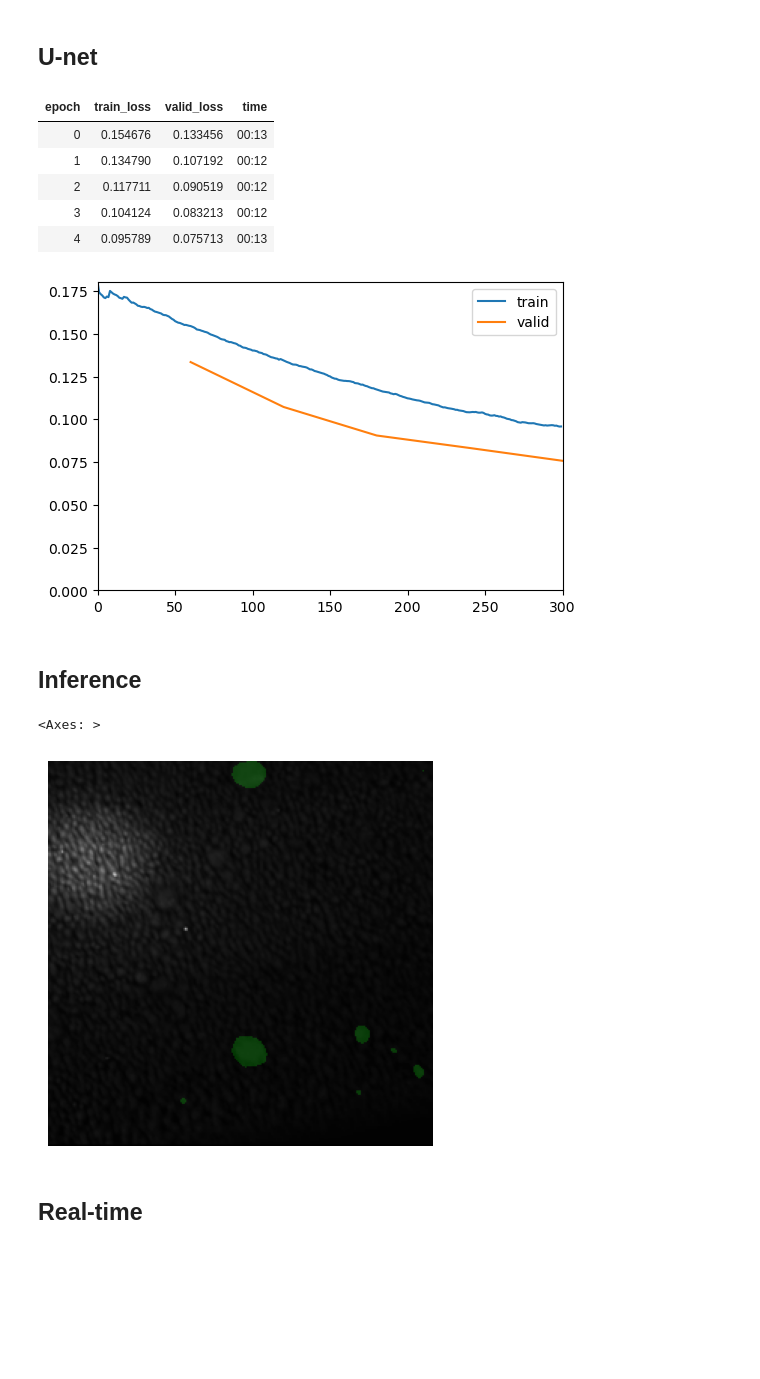
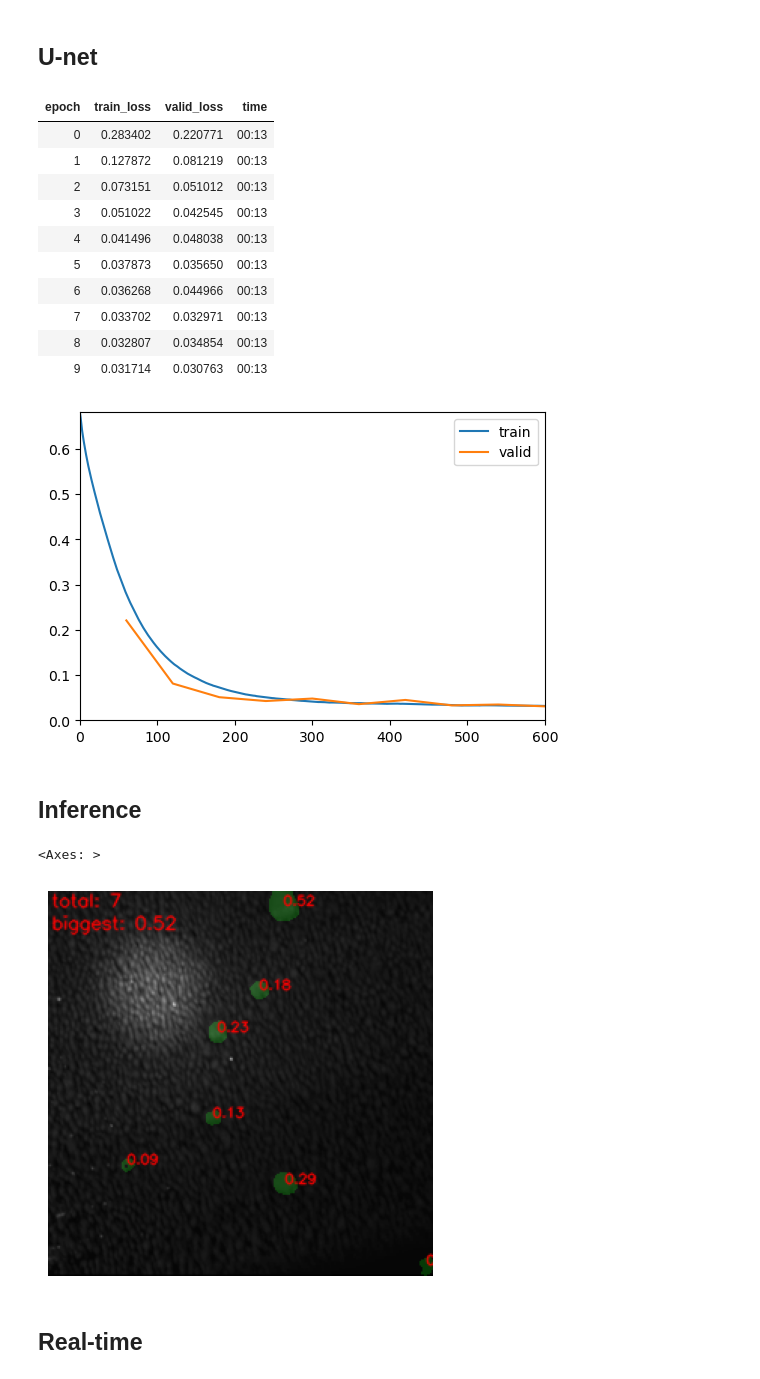
Before and after one commit to ssslakter/hits-rocks, a Jupyter notebook: nbs/02_unet.ipynb, the cells around one changed output. Saved outputs shown, nothing was run; the diff lists cells and outputs as text; code cells hidden in the pictures; blank space fills up the shorter version.

```diff
--- a/nbs/02_unet.ipynb
+++ b/nbs/02_unet.ipynb
@@ -61,12 +61,17 @@ model = UNet2DModel()
 dls = dblock.dataloaders(path, bs=8)
 learn = Learner(dls, model, loss_func=BCEWithLogitsLossFlat(), metrics=[])
 # %%
-learn.fit(5, cbs = [ShowGraphCallback(), MixedPrecision()])
+learn.fit(10, cbs = [ShowGraphCallback(), MixedPrecision()])
 # %% [output]
 | epoch | train_loss | valid_loss | time |
-| 0 | 0.154676 | 0.133456 | 00:13 |
-| 1 | 0.134790 | 0.107192 | 00:12 |
-| 2 | 0.117711 | 0.090519 | 00:12 |
-| 3 | 0.104124 | 0.083213 | 00:12 |
-| 4 | 0.095789 | 0.075713 | 00:13 |
+| 0 | 0.283402 | 0.220771 | 00:13 |
+| 1 | 0.127872 | 0.081219 | 00:13 |
+| 2 | 0.073151 | 0.051012 | 00:13 |
+| 3 | 0.051022 | 0.042545 | 00:13 |
+| 4 | 0.041496 | 0.048038 | 00:13 |
+| 5 | 0.037873 | 0.035650 | 00:13 |
+| 6 | 0.036268 | 0.044966 | 00:13 |
+| 7 | 0.033702 | 0.032971 | 00:13 |
+| 8 | 0.032807 | 0.034854 | 00:13 |
+| 9 | 0.031714 | 0.030763 | 00:13 |
-[figure, old version]
+[figure, new version]
@@ -75,19 +84,2 @@ learn.fit(5, cbs = [ShowGraphCallback(), MixedPrecision()])
 # %%
 image = cv2.imread('../data/images/clodding_train_005.jpg')
-# %%
-def preprocess_image(image):
-    gamma_tfm = Transform(lambda x: x**0.2)
-    tfms = Pipeline([ToTensor(), IntToFloatTensor(), Resize(256), gamma_tfm])
-    return tfms(PILImageBW.create(image))[0]
-
-def postprocess_image(image):
-    image = (image*255).numpy().astype(np.uint8)
-    return cv2.cvtColor(image, cv2.COLOR_GRAY2BGR)
-
-def decode_mask(pred, ths=0.2):
-    mask = torch.sigmoid(pred[0]).cpu()
-    return IntToFloatTensor().decodes(mask>ths).numpy().astype(np.uint8)
-
-def merge_with_mask(image, mask, p=0.2, gamma=0):
-    mask_color = cv2.cvtColor(mask, cv2.COLOR_GRAY2BGR)*np.array([0,1,0], np.uint8)
-    return cv2.addWeighted(image, 1-p, mask_color, p, gamma)
@@ -94,9 +140,20 @@ def merge_with_mask(image, mask, p=0.2, gamma=0):
 # %%
-inp = preprocess_image(image)
+#TODO fix unet for arbitrary sizes
+proc = ImageProcessor()
+inp = proc.encode(image)
 res = model(to_device(inp[None,None]))
-out = postprocess_image(inp)
+out = proc.decode(inp)
+# %%
+m_proc = MaskProcessor()
+mask = m_proc.decode_mask(res, 0.6)
+mask = m_proc.detach_blobs(mask, 2)
+labels, stats, centroids = m_proc.get_components(mask, 0.0)
+# %%
+out = proc.merge_with_mask(out, labels)
+out = proc.add_texts(out, stats[:,cv2.CC_STAT_AREA].round(2), centroids, 0.3)
+out = proc.add_texts(out, [f'total: {len(stats)}', f'biggest: {str(round(stats[:,cv2.CC_STAT_AREA].max(),2))}'], [(2,10), (2, 25)], 0.4)
 # %%
-show_image(merge_with_mask(out, decode_mask(res)[0]))
+show_image(out)
 # %% [output]
 <Axes: >
-[figure, old version]
+[figure, new version]
```
Also changed, not shown: parts of 11 cells of this notebook.
